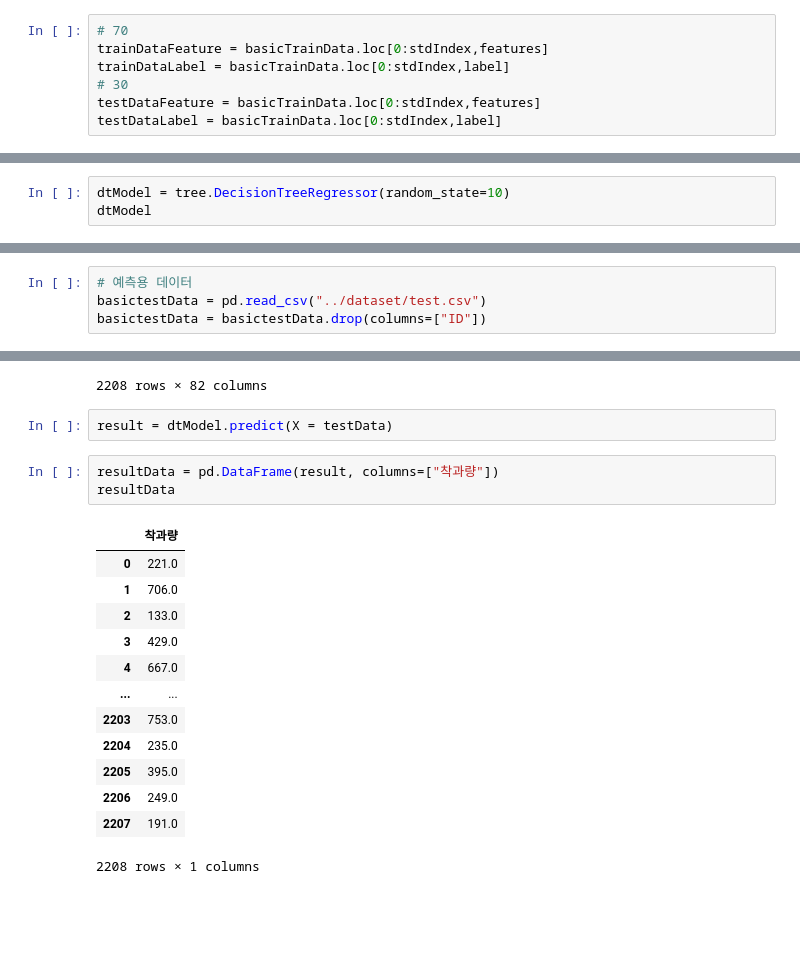
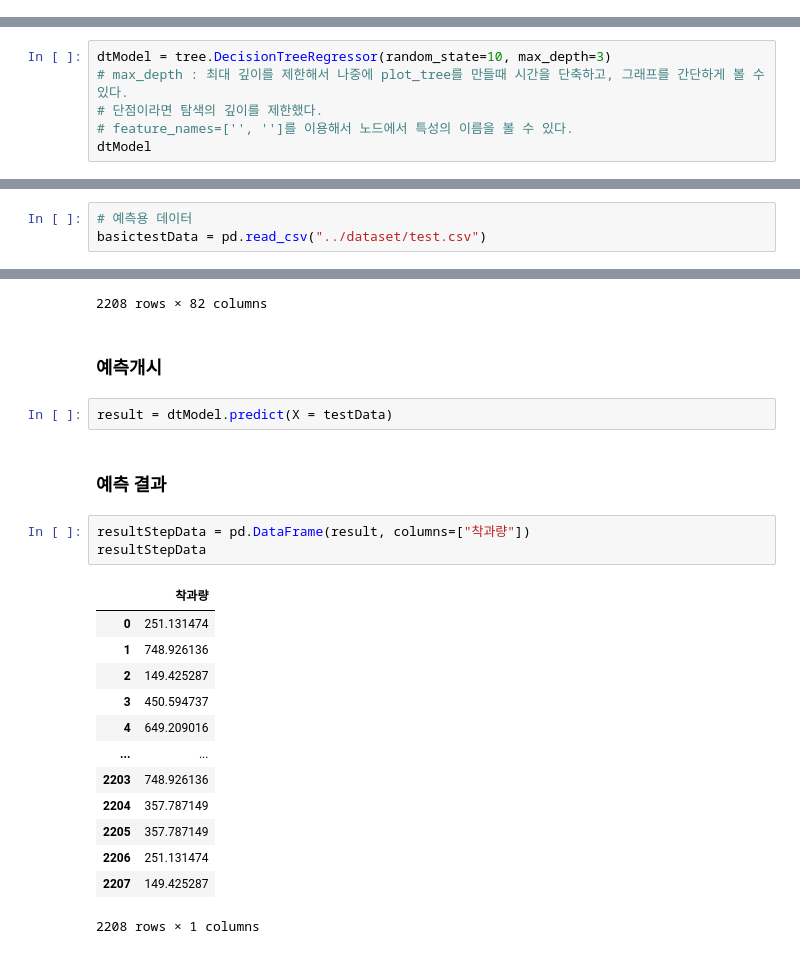
Before and after one commit to GitHayang/python, a Jupyter notebook: 간단한 데이터 예측/척과량 예측3.ipynb, the cells around one changed output, grey strips where cells are left out. Saved outputs shown, nothing was run; the diff lists cells and outputs as text; blank space fills up the shorter version.

```diff
--- a/간단한 데이터 예측/척과량 예측3.ipynb
+++ b/간단한 데이터 예측/척과량 예측3.ipynb
@@ -96,7 +115,0 @@ stdIndex
-# %%
-# 70
-trainDataFeature = basicTrainData.loc[0:stdIndex,features]
-trainDataLabel = basicTrainData.loc[0:stdIndex,label]
-# 30
-testDataFeature = basicTrainData.loc[0:stdIndex,features]
-testDataLabel = basicTrainData.loc[0:stdIndex,label]
@@ -113,4 +162,7 @@ print(testDataLabel.shape)
 # %%
-dtModel = tree.DecisionTreeRegressor(random_state=10)
+dtModel = tree.DecisionTreeRegressor(random_state=10, max_depth=3)
+# max_depth : 최대 깊이를 제한해서 나중에 plot_tree를 만들때 시간을 단축하고, 그래프를 간단하게 볼 수 있다.
+# 단점이라면 탐색의 깊이를 제한했다.
+# feature_names=['', '']를 이용해서 노드에서 특성의 이름을 볼 수 있다.
 dtModel
 # %% [output]
@@ -142,4 +243,3 @@ testDataLabel
 # %%
 # 예측용 데이터
 basictestData = pd.read_csv("../dataset/test.csv")
-basictestData = basictestData.drop(columns=["ID"])
@@ -164,22 +284,26 @@ testData
 | 2206 | 4.5 | 4.4 | 4.4 | 4.3 | 4.3 | 4.2 | ... |
 | 2207 | 4.9 | 4.8 | 4.8 | 4.7 | 4.7 | 4.6 | ... |
 2208 rows × 82 columns
+# %% [markdown]
+### 예측개시
 # %%
 result = dtModel.predict(X = testData)
+# %% [markdown]
+### 예측 결과
 # %%
-resultData = pd.DataFrame(result, columns=["착과량"])
-resultData
+resultStepData = pd.DataFrame(result, columns=["착과량"])
+resultStepData
 # %% [output]
 |  | 착과량 |
-| 0 | 221.0 |
-| 1 | 706.0 |
-| 2 | 133.0 |
-| 3 | 429.0 |
-| 4 | 667.0 |
+| 0 | 251.131474 |
+| 1 | 748.926136 |
+| 2 | 149.425287 |
+| 3 | 450.594737 |
+| 4 | 649.209016 |
 | ... | ... |
-| 2203 | 753.0 |
-| 2204 | 235.0 |
-| 2205 | 395.0 |
-| 2206 | 249.0 |
-| 2207 | 191.0 |
+| 2203 | 748.926136 |
+| 2204 | 357.787149 |
+| 2205 | 357.787149 |
+| 2206 | 251.131474 |
+| 2207 | 149.425287 |
 2208 rows × 1 columns
```
Also changed, not shown: parts of 37 cells of this notebook.
